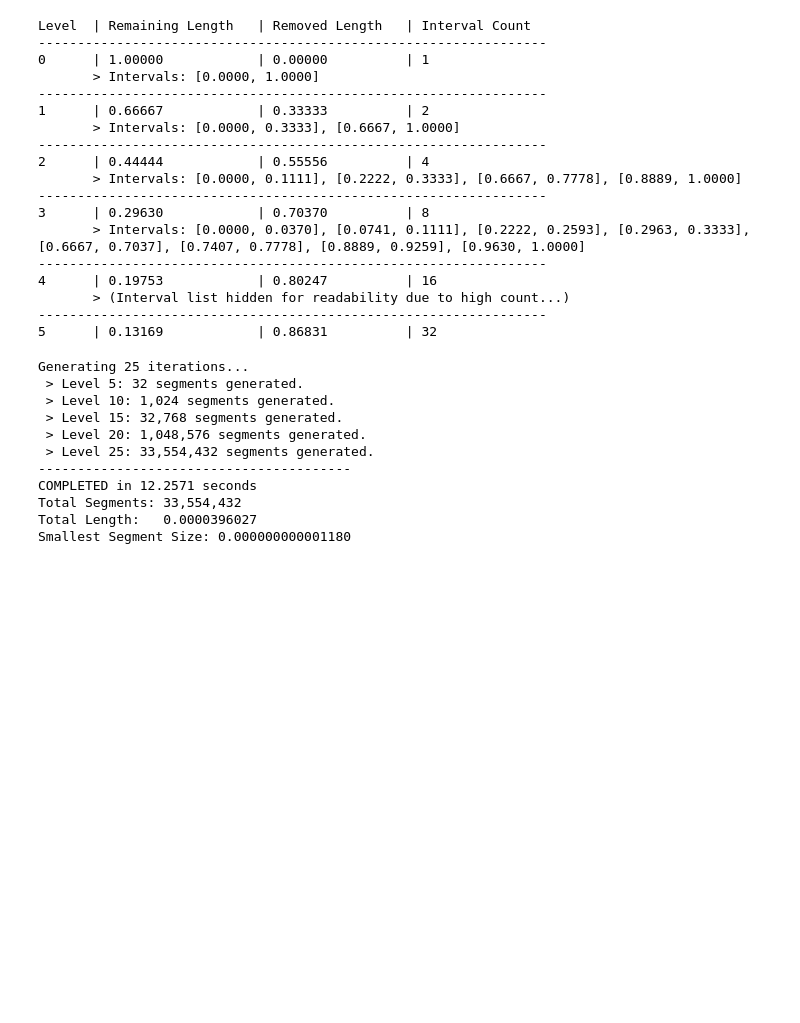
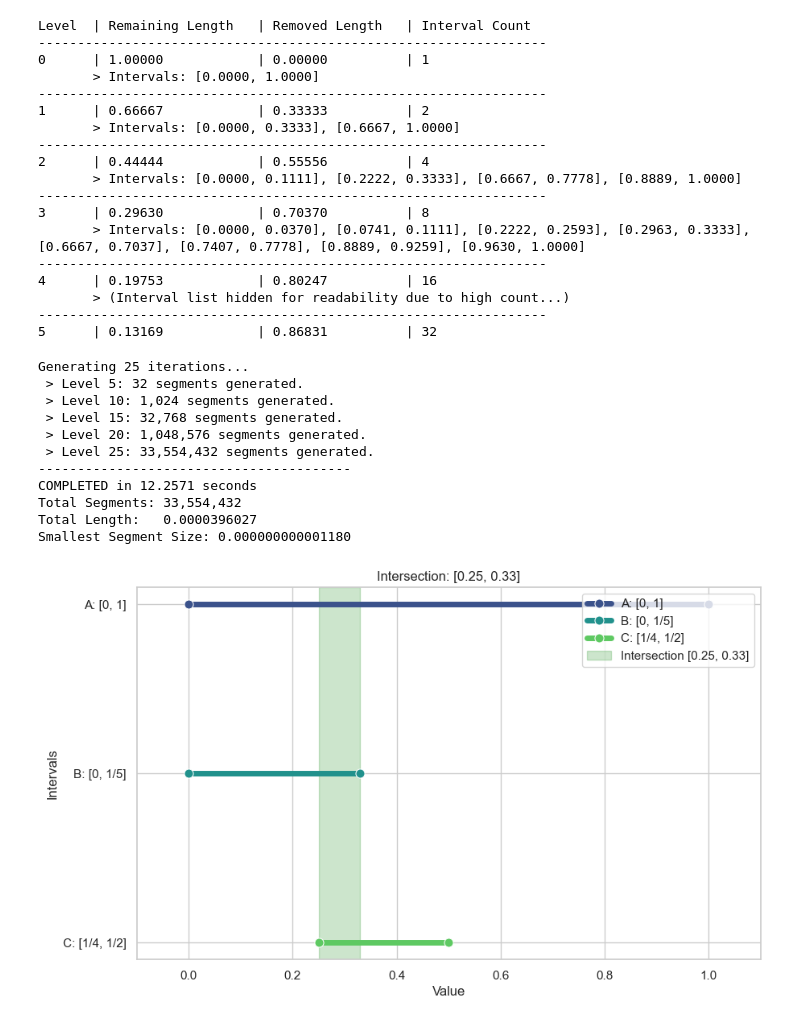
Before and after one commit to YassinEzaouibi/Spaces_Visualisation, a Jupyter notebook: Fractels/cantor.ipynb, the cells around one changed output. Cells and saved outputs as stored; diff of their text form; code cells hidden in the pictures; blank space fills up the shorter version.

```diff
--- a/Fractels/cantor.ipynb
+++ b/Fractels/cantor.ipynb
@@ -228,3 +228,92 @@ COMPLETED in 12.2571 seconds
 Total Segments: 33,554,432
 Total Length:   0.0000396027
 Smallest Segment Size: 0.000000000001180
+# %%
+import matplotlib.pyplot as plt
+import seaborn as sns
+import pandas as pd
+
+def plot_dynamic_intersection(intervals_data):
+    """
+    Plots a list of intervals and highlights their intersection or the gap causing an empty set.
+
+    Args:
+        intervals_data (list of dict): List containing {'label': str, 'start': float, 'end': float}
+    """
+    # 1. Prepare data for Seaborn
+    plot_data = []
+    # Assign y-positions dynamically (top to bottom)
+    y_positions = {item['label']: len(intervals_data) - i for i, item in enumerate(intervals_data)}
+
+    starts = []
+    ends = []
+
+    for item in intervals_data:
+        y = y_positions[item['label']]
+        plot_data.append({"x": item["start"], "y": y, "group": item["label"]})
+        plot_data.append({"x": item["end"],   "y": y, "group": item["label"]})
+        starts.append(item["start"])
+        ends.append(item["end"])
+
+    df = pd.DataFrame(plot_data)
+
+    # 2. Calculate Intersection Logic
+    # The intersection of all intervals is [max(starts), min(ends)]
+    max_start = max(starts)
+    min_end = min(ends)
+
+    has_intersection = max_start < min_end
+
+    # 3. Plot
+    sns.set_theme(style="whitegrid")
+    plt.figure(figsize=(10, 6))
+
+    # Draw the intervals
+    sns.lineplot(
+        data=df,
+        x="x",
+        y="y",
+        hue="group",
+        linewidth=5,
+        marker="o",
+        markersize=8,
+        palette="viridis"
+    )
+
+    # 4. Dynamic Highlighting
+    if has_intersection:
+        # Highlight Intersection in Green
+        plt.axvspan(max_start, min_end, color='green', alpha=0.2, label=f'Intersection [{max_start}, {min_end}]')
+        title_text = f"Intersection: [{max_start}, {min_end}]"
+    else:
+        # Highlight the specific Gap causing empty set in Red
+        # The gap is between the smallest end-point and the largest start-point that cross
+        plt.axvspan(min_end, max_start, color='red', alpha=0.1, label=f'Gap ({min_end} to {max_start})')
+        title_text = "Intersection is Empty Set (Gap Detected)"
+
+    # 5. Formatting
+    plt.title(title_text)
+    # Set y-ticks to labels
+    plt.yticks(list(y_positions.values()), list(y_positions.keys()))
+    plt.xlabel("Value")
+    plt.ylabel("Intervals")
+
+    # Dynamic X-limits with some padding
+    all_coords = starts + ends
+    pad = (max(all_coords) - min(all_coords)) * 0.1
+    plt.xlim(min(all_coords) - pad, max(all_coords) + pad)
+
+    plt.legend(loc="upper right")
+    plt.show()
+
+# --- Example Usage ---
+# You can now simply change this list to plot any set of intervals
+my_intervals = [
+    {"label": "A: [0, 1]",     "start": 0.0,  "end": 1.0},
+    {"label": "B: [0, 1/5]",   "start": 0.0,  "end": 0.33},
+    {"label": "C: [1/4, 1/2]", "start": 0.25, "end": 0.5},
+]
+
+plot_dynamic_intersection(my_intervals)
+# %% [output]
+[figure, added]
```
Also changed, not shown: parts of 1 cell of this notebook, 9 other files.
